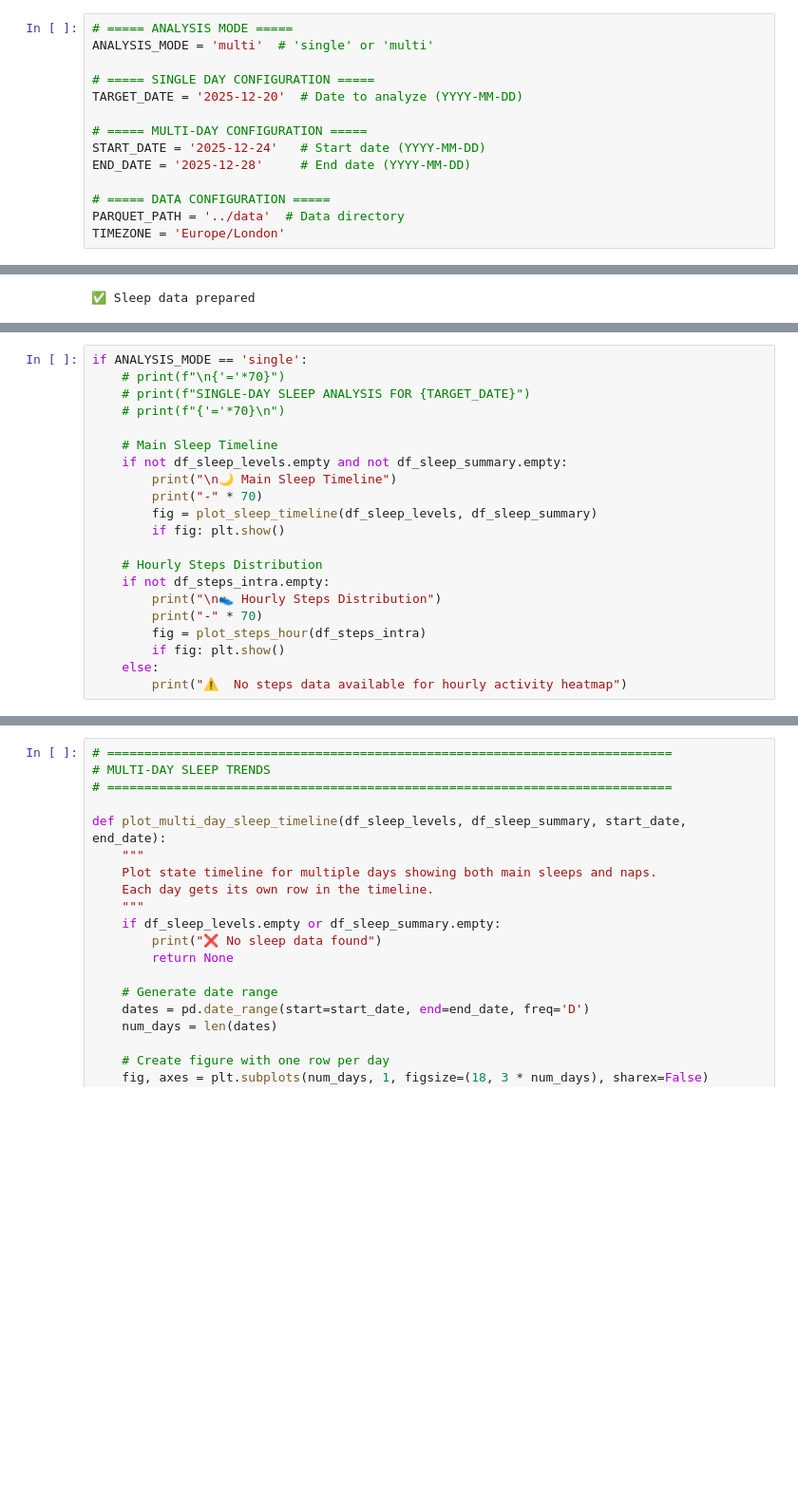
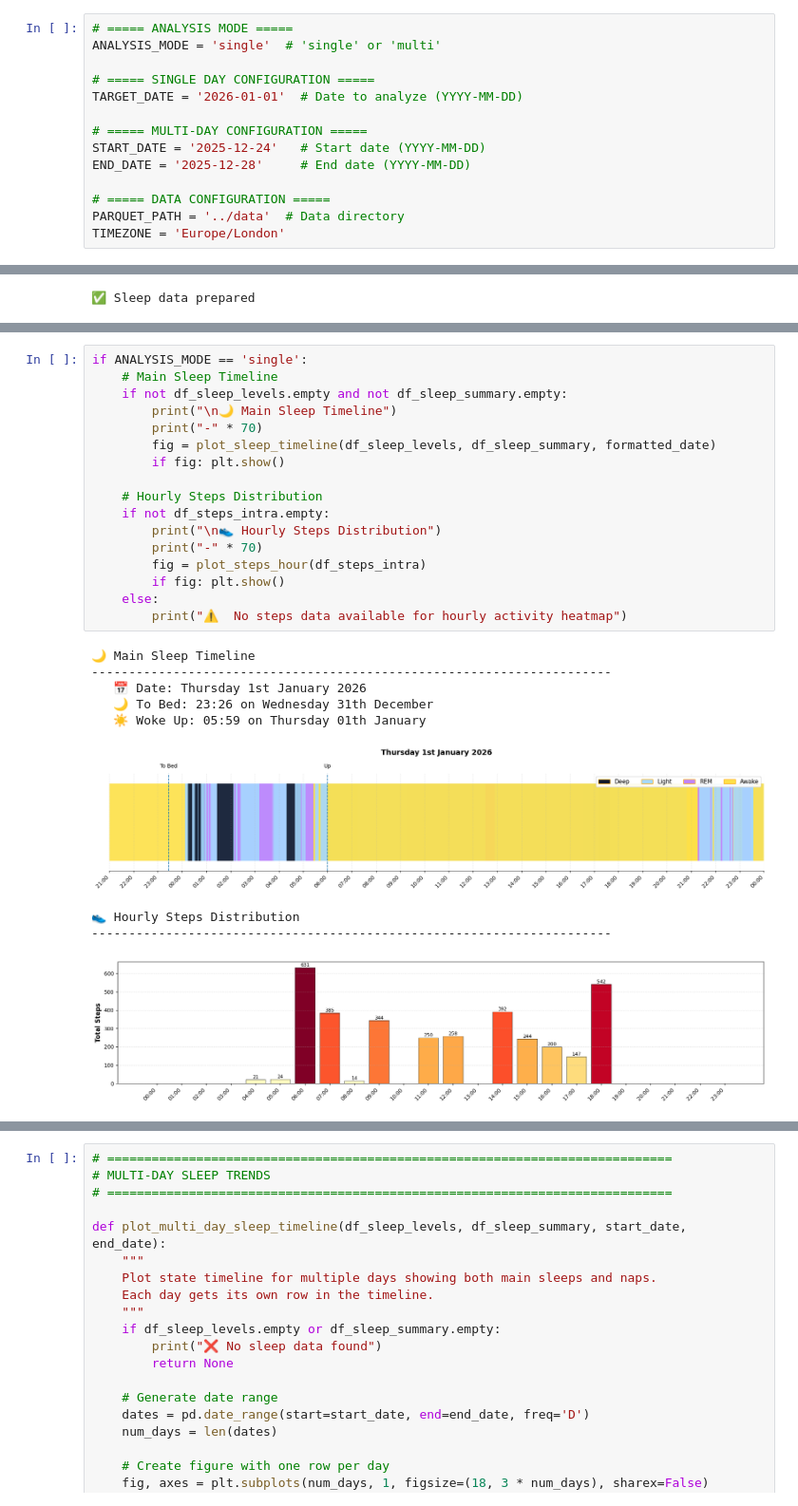
Before and after one commit to followcrom/cromWell, a Jupyter notebook: notebooks/SLEEP_ANALYSIS.ipynb, the cells around one changed output, grey strips where cells are left out. Shown at 95% size. Cells and saved outputs as stored; diff of their text form; blank space fills up the shorter version.

```diff
--- a/notebooks/SLEEP_ANALYSIS.ipynb
+++ b/notebooks/SLEEP_ANALYSIS.ipynb
@@ -28,10 +25,10 @@ from functions.load_data import load_single_date, load_date_range, get_ordinal_s
 ✅ Data loading functions defined
 # %%
 # ===== ANALYSIS MODE =====
-ANALYSIS_MODE = 'multi'  # 'single' or 'multi'
+ANALYSIS_MODE = 'single'  # 'single' or 'multi'
 
 # ===== SINGLE DAY CONFIGURATION =====
-TARGET_DATE = '2025-12-20'  # Date to analyze (YYYY-MM-DD)
+TARGET_DATE = '2026-01-01'  # Date to analyze (YYYY-MM-DD)
 
 # ===== MULTI-DAY CONFIGURATION =====
 START_DATE = '2025-12-24'   # Start date (YYYY-MM-DD)
@@ -257,25 +239,31 @@ else:
 ============================================================
 # %%
 if ANALYSIS_MODE == 'single':
-    # print(f"\n{'='*70}")
-    # print(f"SINGLE-DAY SLEEP ANALYSIS FOR {TARGET_DATE}")
-    # print(f"{'='*70}\n")
-
     # Main Sleep Timeline
     if not df_sleep_levels.empty and not df_sleep_summary.empty:
         print("\n🌙 Main Sleep Timeline")
         print("-" * 70)
-        fig = plot_sleep_timeline(df_sleep_levels, df_sleep_summary)
+        fig = plot_sleep_timeline(df_sleep_levels, df_sleep_summary, formatted_date)
         if fig: plt.show()
 
     # Hourly Steps Distribution
     if not df_steps_intra.empty:
         print("\n👟 Hourly Steps Distribution")
         print("-" * 70)
         fig = plot_steps_hour(df_steps_intra)
         if fig: plt.show()
     else:
         print("⚠️  No steps data available for hourly activity heatmap")
+# %% [output]
+🌙 Main Sleep Timeline
+----------------------------------------------------------------------
+   📅 Date: Thursday 1st January 2026
+   🌙 To Bed: 23:26 on Wednesday 31th December
+   ☀️ Woke Up: 05:59 on Thursday 01th January
+[figure, added]
+👟 Hourly Steps Distribution
+----------------------------------------------------------------------
+[figure, added]
 # %%
 if ANALYSIS_MODE == 'single':
     if not df_sleep_levels.empty and not df_sleep_summary.empty:
```
Also changed, not shown: parts of 10 cells of this notebook, 3 other files.
